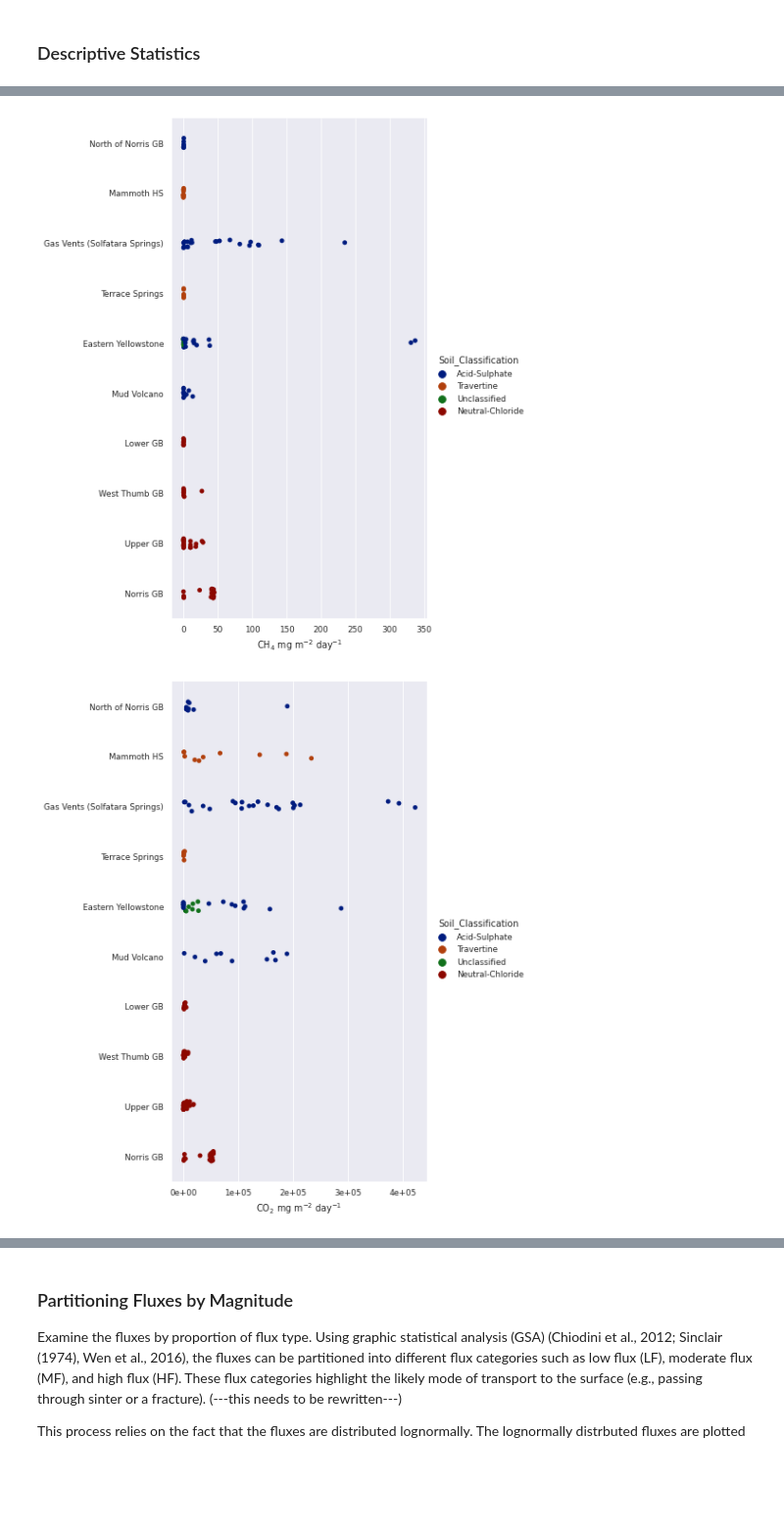
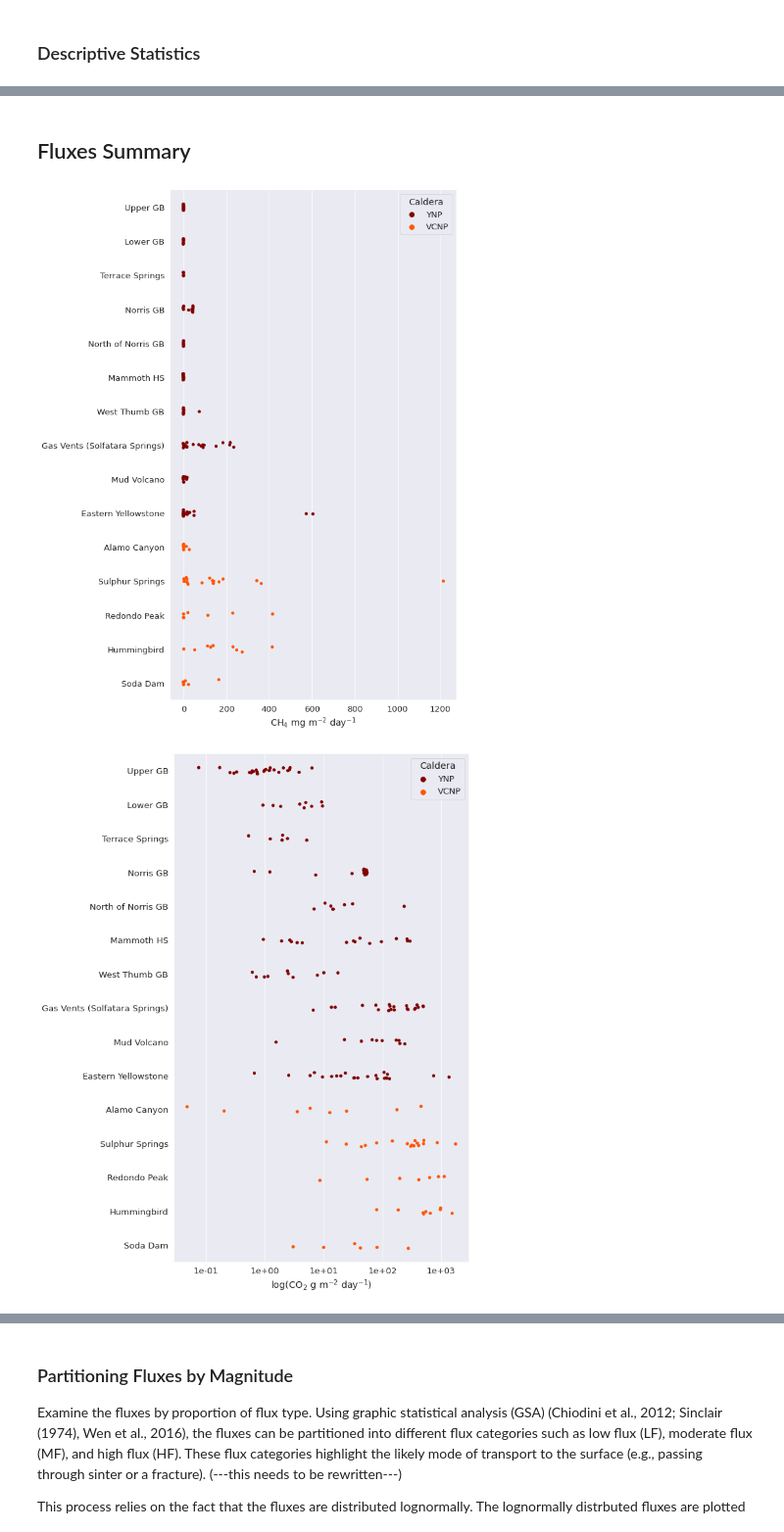
Before and after one commit to 907Resident/caldera-gases, a Jupyter notebook: site_differentation.ipynb, the cells around one changed output, grey strips where cells are left out. Shown at 98% size. Cells and saved outputs as stored; diff of their text form; code cells hidden in the pictures; blank space fills up the shorter version.

```diff
--- a/site_differentation.ipynb
+++ b/site_differentation.ipynb
@@ -189,0 +240,10 @@ df_YC_all["CO2_Flux"] = df_YC_all.CO2_Flux * 24
+# %%
+from natsort import index_natsorted
+# Merge data from both calderas together
+df_all = pd.concat([df_YC_all, df_VC_all], ignore_index=True)
+df_all.sort_values(by=["Start_Time_of_Chamber_Enclosure"],
+                   key=lambda x: np.argsort(index_natsorted(df_all["Date_of_Measurement"])),
+                   inplace=True)
+# Reset index
+df_all.reset_index(drop=True, inplace=True)
+df_all.shape
@@ -190,3 +252,13 @@ df_YC_all["CO2_Flux"] = df_YC_all.CO2_Flux * 24
+# %%
+# Order "Group" by Yellowstone first and then Valles
+ordered_groups_all = ordered_groups_YC + ordered_groups_VC
+df_all["Group"] = df_all["Group"].astype("category")
+df_all["Group"].cat.reorder_categories(ordered_groups_all, ordered=True,
+                                       inplace=True)
+# Order "Caldera" by Yellowstone and then Valles
+df_all["Caldera"] = df_all["Caldera"].astype("category")
+df_all["Caldera"].cat.reorder_categories(["YNP", "VCNP"], ordered=True,
+                                         inplace=True)
 # %% [markdown]
 ## Analyze Flux and Isotope Compositions
 To begin the exploratory data analysis process, we will visualize the two variables of interest, fluxes and carbon isotope (δ<sup>13</sup>C) compositions. The analysis will begin with site-by-site analysis and then examine geochemical groups.
@@ -241,29 +368,36 @@ df_YC_descrip_grp
+# %% [markdown]
+## Fluxes Summary
 # %%
 # Import axis formatting package
 import matplotlib.ticker as ticker
 
 # Set theme (e.g., visual style, color pallette, etc.)
-sns.set_theme(context="paper", style="darkgrid", palette="dark")
+sns.set_theme(context="paper", style="darkgrid", palette="tab10",
+              font_scale=1.5)
 
-# Boxplot fluxes by group (i.e. site)
-## CH4
-p_CH4_flx = sns.catplot(x="CH4_Flux", y="Group", data=df_YC_all,
-            kind="strip",hue="Soil_Classification",
-            orient="h", height=8, aspect=0.8)
+# Strip plots fluxes by group (i.e. site)
+## CH4 - Yellowstone
+p_CH4_flx = sns.catplot(x="CH4_Flux", y="Group", data=df_all,
+                        hue="Caldera", kind="strip",
+                        orient="h", height=12, aspect=0.8,
+                        legend_out=False, palette="gist_heat")
 p_CH4_flx.set_axis_labels("CH$_4$ mg m$^{-2}$ day$^{-1}$", "")
-#p_CH4_flx.set(xscale="log")
-# Save plot to Google Drive Directory
-plt.savefig("figures/CH4_flx_swarm.png", dpi=300)
+p_CH4_flx.set(xscale="linear")
+plt.savefig("figures/CH4_flx_all_strip.png", dpi=300)
 
-## CO2
-p_CO2_flx = sns.catplot(x="CO2_Flux", y="Group", data=df_YC_all,
-            kind="strip",hue="Soil_Classification",
-            orient="h", height=8, aspect=0.8)
-p_CO2_flx.set_axis_labels("CO$_2$ mg m$^{-2}$ day$^{-1}$", "")
+## CO2 - Yellowstone
+p_CO2_flx = sns.catplot(x="CO2_Flux", y="Group", data=df_all,
+                        kind="strip", hue="Caldera", orient="h",
+                        height=12, aspect=0.8,
+                        palette="gist_heat", legend_out=False)
+p_CO2_flx.set_axis_labels("log(CO$_2$ g m$^{-2}$ day$^{-1}$)", "")
+p_CO2_flx.set(xscale="log")
 for ax in p_CO2_flx.axes.flat:
     ax.xaxis.set_major_formatter(ticker.FuncFormatter(lambda y, p: f'{y:2.0e}'))
-plt.savefig("figures/CO2_flx_swarm.png", dpi=300)
+plt.tight_layout()
+# Save plot to Google Drive Directory
+plt.savefig("figures/CO2_flx_all_strip.png", dpi=300)
 # %% [output]
-[figure, old version]
+[figure, new version]
-[figure, old version]
+[figure, new version]
 # %% [markdown]
```
Also changed, not shown: parts of 121 cells of this notebook.
